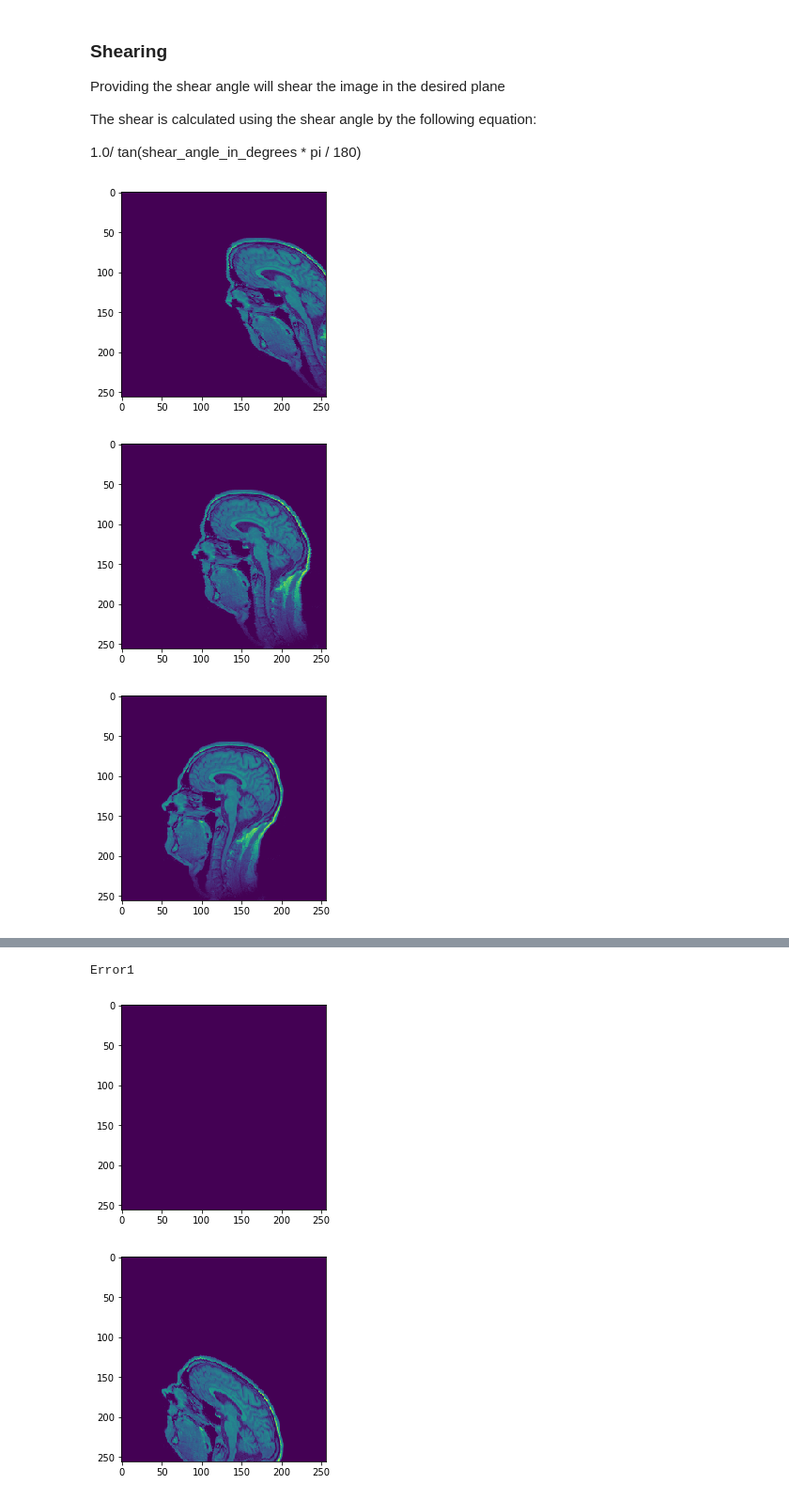
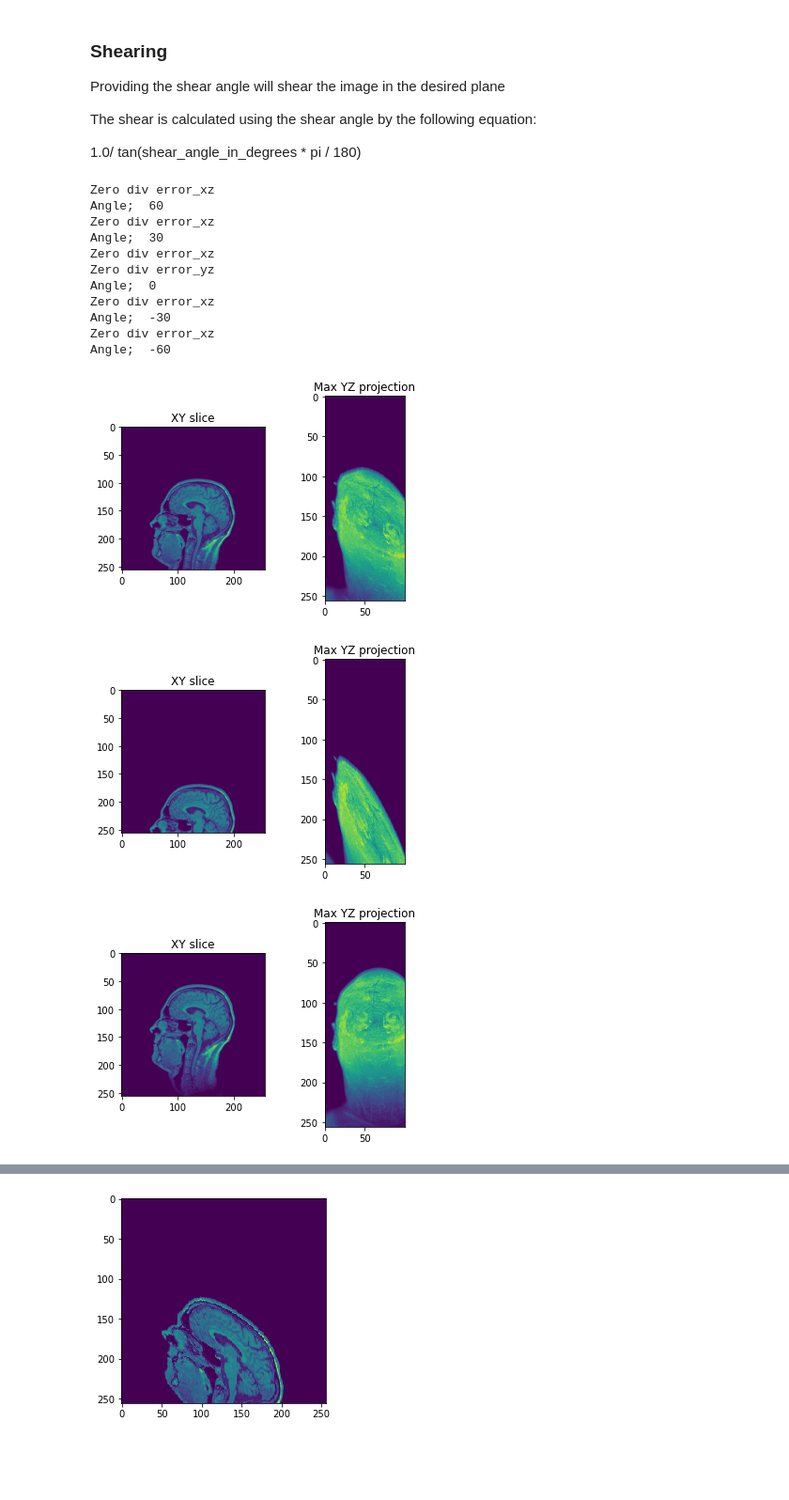
Before and after one commit to clEsperanto/pyclesperanto_prototype, a Jupyter notebook: demo/transforms/affine_transforms-Copy1.ipynb, the cells around one changed output, grey strips where cells are left out. Shown at 94% size. Drawn from its saved outputs; the diff is of its cells as text; code cells hidden in the pictures; blank space fills up the shorter version.

Commit message:
update_shear_API

```diff
--- a/demo/transforms/affine_transforms-Copy1.ipynb
+++ b/demo/transforms/affine_transforms-Copy1.ipynb
@@ -54,14 +54,30 @@ The shear is calculated using the shear angle by the following equation:
 # %%
 #For example, to shear the image in the Y axis along YZ plane using a shear angle of 30 degrees
 
-for shear_angle in [-30, -15, 0, 15, 30, 90]:
+for shear_angle in [60, 30, 0, -30, -60]:
     transform = cle.AffineTransform3D()
-    shear_transform= transform.shear_in_z_plane(angle_x_in_degrees=shear_angle)
+    shear_transform= transform.shear_in_z_plane(angle_y_in_degrees=shear_angle)
 
     transformed_image = cle.affine_transform(input_image, transform=shear_transform)
-
-    cle.imshow(transformed_image[64])
+    #cle.imshow(transformed_image[64])
+    fig, (ax1,ax2) = plt.subplots(1, 2)
+    print("Angle; ",shear_angle)
+    ax1.imshow(transformed_image[64])
+    ax1.set_title("XY slice")
+    ax2.imshow(np.max(transformed_image[:100,:,:],axis=2))
+    ax2.set_title("Max YZ projection")
 # %% [output]
+Zero div error_xz
+Angle;  60
+Zero div error_xz
+Angle;  30
+Zero div error_xz
+Zero div error_yz
+Angle;  0
+Zero div error_xz
+Angle;  -30
+Zero div error_xz
+Angle;  -60
-[figure, old version]
+[figure, new version]
-[figure, old version]
+[figure, new version]
-[figure, old version]
+[figure, new version]
@@ -70,5 +86,3 @@ for shear_angle in [-30, -15, 0, 15, 30, 90]:
-Error1
-[figure, removed]
 # %%
 #For example, to shear the image in the Y axis along YZ plane using a shear angle of 30 degrees
 
```
Also changed, not shown: parts of 2 cells of this notebook, 1 other file.
